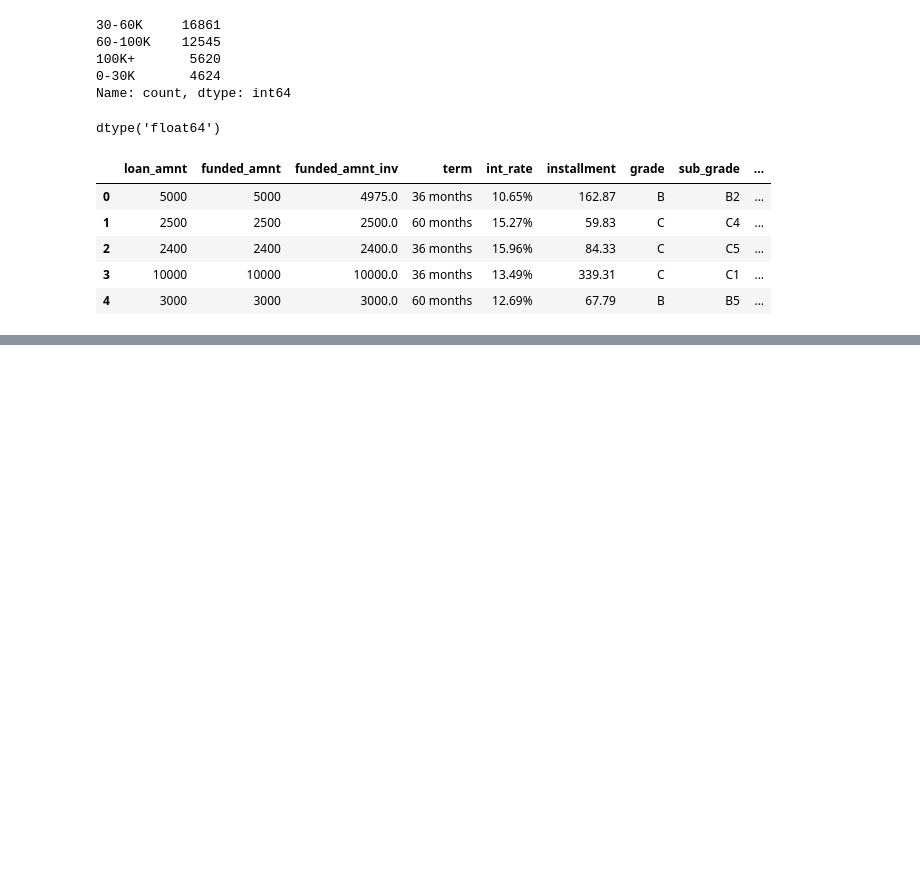
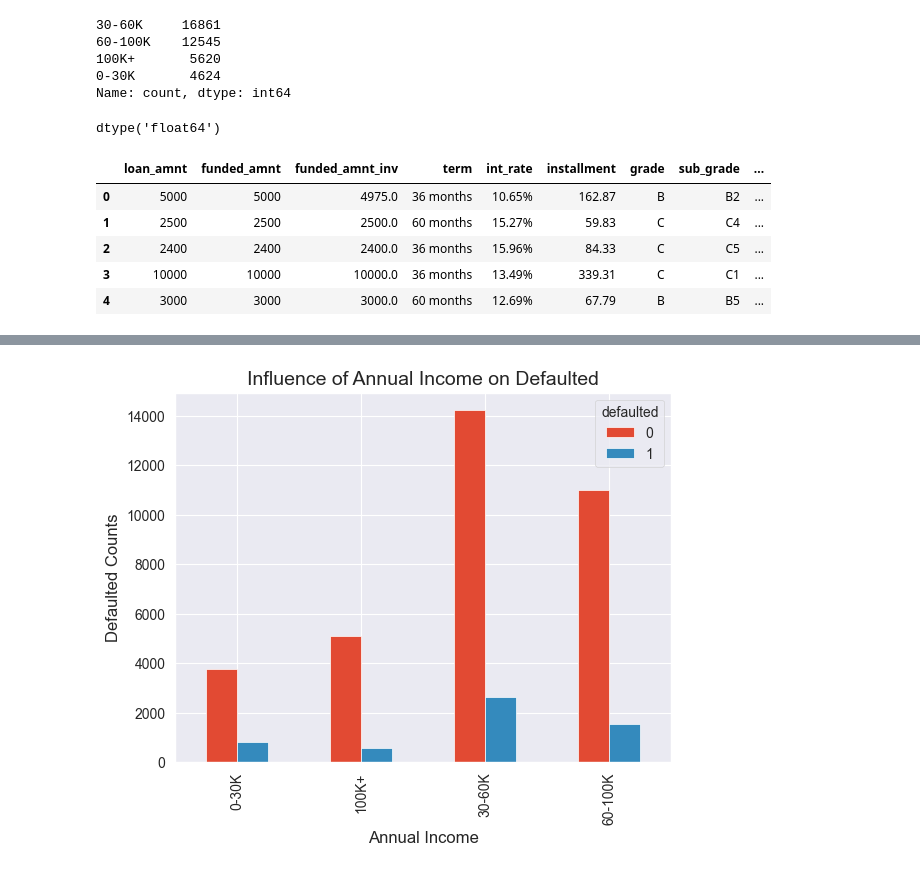
Before and after one commit to richwej/eda_projects, a Jupyter notebook: EDA - Lending Club.ipynb, the cells around one changed output, grey strips where cells are left out. Saved outputs shown, nothing was run; the diff lists cells and outputs as text; code cells hidden in the pictures; blank space fills up the shorter version.

```diff
--- a/EDA - Lending Club.ipynb
+++ b/EDA - Lending Club.ipynb
@@ -879,0 +891,10 @@ loan_dataset_cp.head()
+# %%
+#let's plot it
+pd.crosstab(loan_dataset_cp['binned_annual_inc'], loan_dataset_cp['defaulted']).plot(kind = 'bar')
+plt.title("Influence of Annual Income on Defaulted", fontsize = 14)
+plt.xlabel("Annual Income")
+plt.ylabel("Defaulted Counts")
+plt.grid()
+plt.show()
+# %% [output]
+[figure, added]
```
Also changed, not shown: parts of 2 cells of this notebook.
